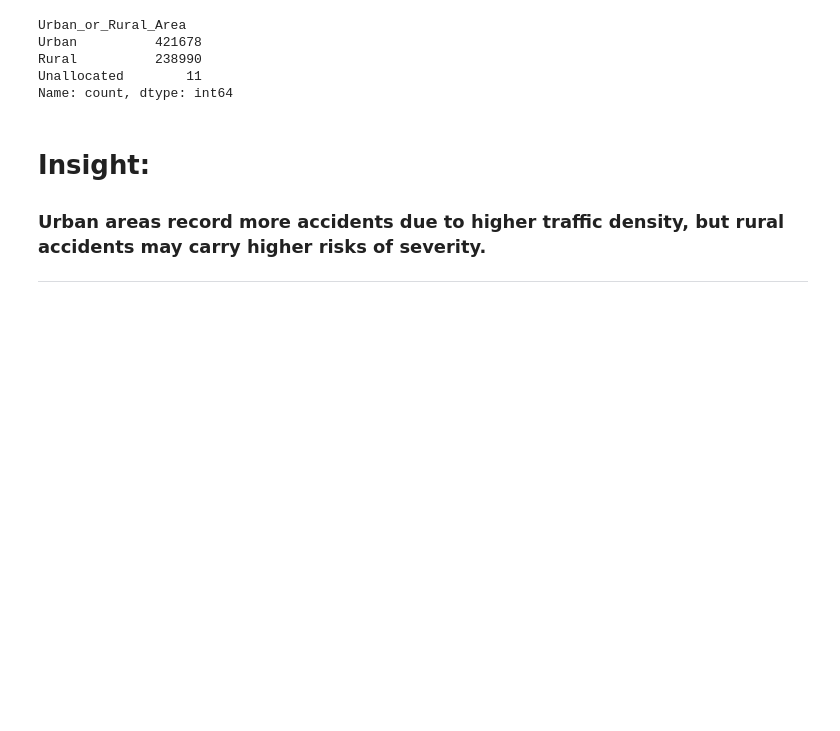
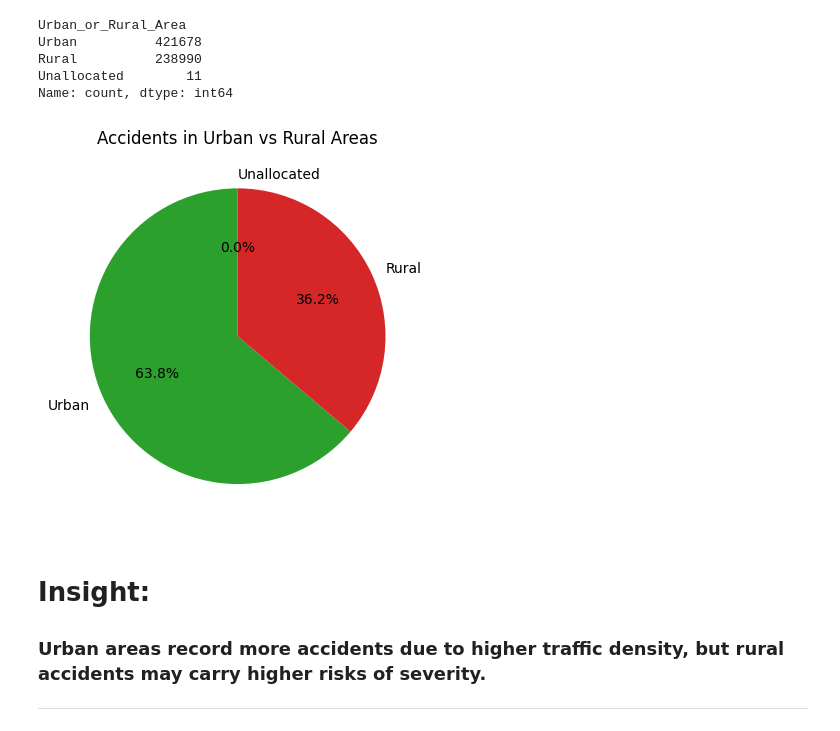
Before and after one commit to xieryn/ELEC03_DATA_ANALYTICS, a Jupyter notebook: Activity 2.ipynb, the cells around one changed output. Saved outputs shown, nothing was run; the diff lists cells and outputs as text; code cells hidden in the pictures; blank space fills up the shorter version.

```diff
--- a/Activity 2.ipynb
+++ b/Activity 2.ipynb
@@ -503,6 +341,17 @@ Urban          421678
 Rural          238990
 Unallocated        11
 Name: count, dtype: int64
+# %%
+accident['Urban_or_Rural_Area'].value_counts().plot(
+    kind="pie", autopct="%1.1f%%", startangle=90,
+    colors=["#2ca02c", "#d62728"]
+)
+
+plt.title("Accidents in Urban vs Rural Areas")
+plt.ylabel("")
+plt.show()
+# %% [output]
+[figure, added]
 # %% [markdown]
 <h1>Insight:</h1>
 <h3>Urban areas record more accidents due to higher traffic density, but rural accidents may carry higher risks of severity.</h3>
```
Also changed, not shown: parts of 89 cells of this notebook, 6 other files.
